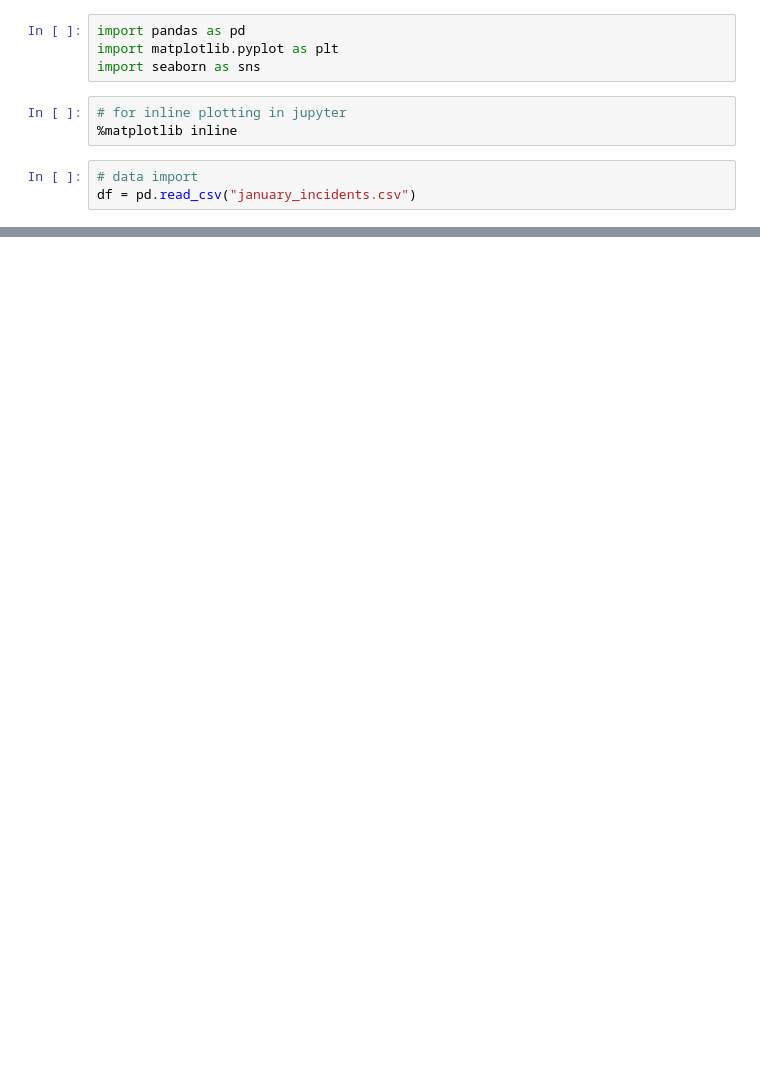
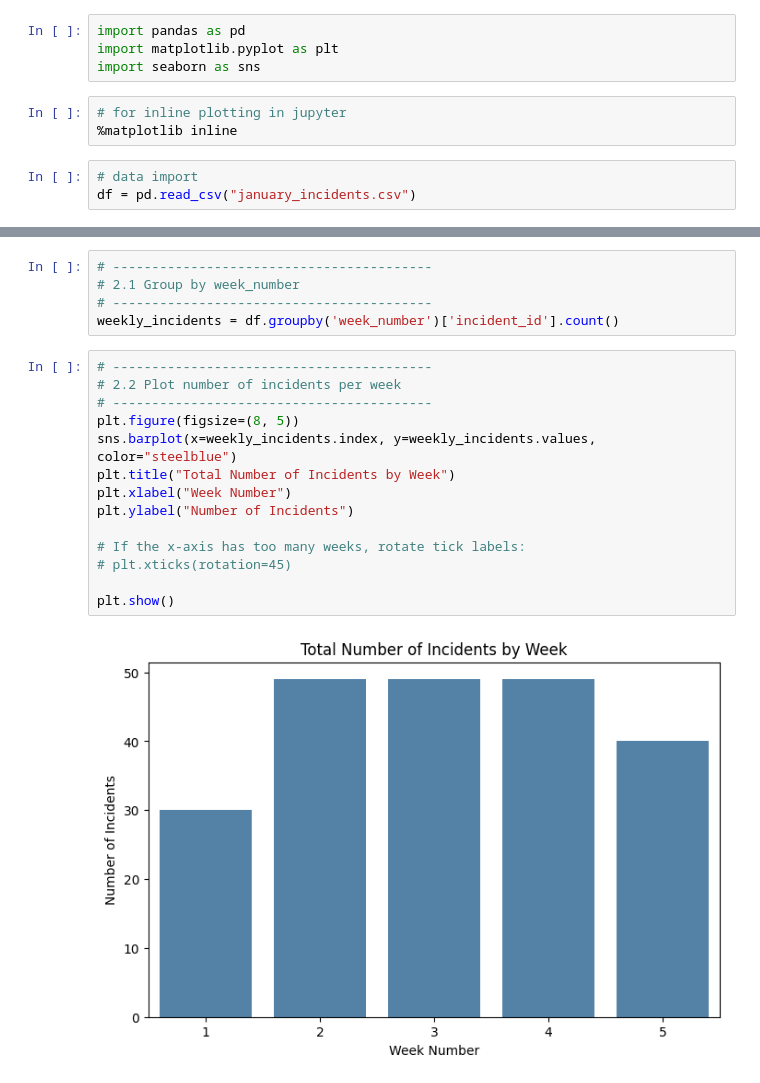
Before and after one commit to pain459/learn_ds, a Jupyter notebook: projects/stability_analysis/workbook.ipynb, the cells around one changed output, grey strips where cells are left out. Cells and saved outputs as stored; diff of their text form; blank space fills up the shorter version.

```diff
--- a/projects/stability_analysis/workbook.ipynb
+++ b/projects/stability_analysis/workbook.ipynb
@@ -15,3 +15,24 @@ df.head(3)
 | 0 | 2025011000 | 2025-01-01 13:27 | 2025-01-01 13:56 | 2025-01-01 14:12 | 2025-01-01 14:53 | 2025-01-01 15:34 | ... |
 | 1 | 2025011001 | 2025-01-01 13:44 | 2025-01-01 13:58 | 2025-01-01 14:27 | 2025-01-01 14:44 | 2025-01-01 16:06 | ... |
 | 2 | 2025011002 | 2025-01-01 11:42 | 2025-01-01 12:03 | 2025-01-01 12:44 | 2025-01-01 13:33 | 2025-01-01 14:12 | ... |
+# %%
+# -----------------------------------------
+# 2.1 Group by week_number
+# -----------------------------------------
+weekly_incidents = df.groupby('week_number')['incident_id'].count()
+# %%
+# -----------------------------------------
+# 2.2 Plot number of incidents per week
+# -----------------------------------------
+plt.figure(figsize=(8, 5))
+sns.barplot(x=weekly_incidents.index, y=weekly_incidents.values, color="steelblue")
+plt.title("Total Number of Incidents by Week")
+plt.xlabel("Week Number")
+plt.ylabel("Number of Incidents")
+
+# If the x-axis has too many weeks, rotate tick labels:
+# plt.xticks(rotation=45)
+
+plt.show()
+# %% [output]
+[figure, added]
```
Also changed, not shown: parts of 6 cells of this notebook.
